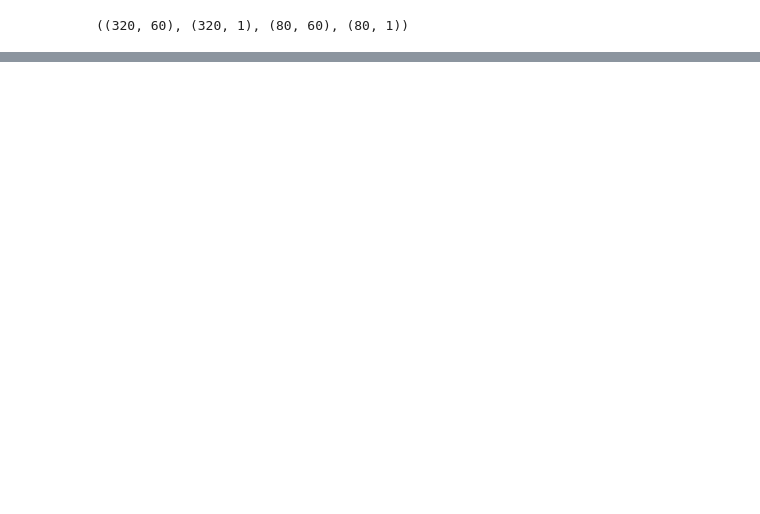
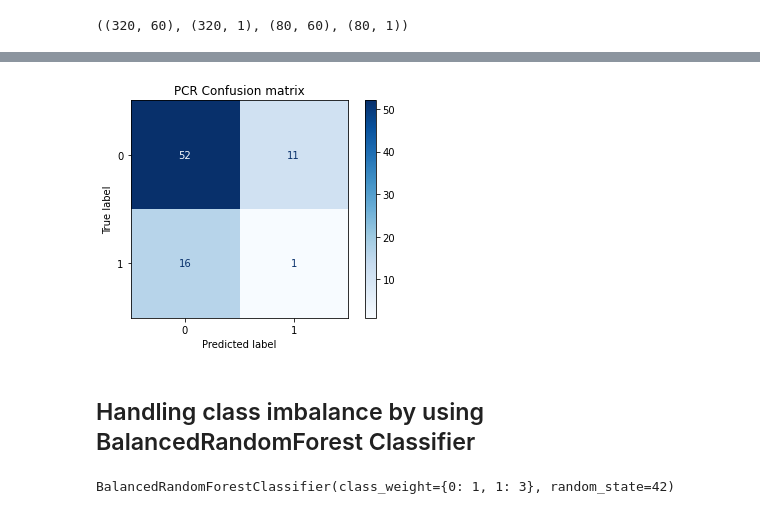
Before and after one commit to artemi8/ml-project-2, a Jupyter notebook: sudarsaan/data_proc_v2.ipynb, the cells around one changed output, grey strips where cells are left out. Saved outputs shown, nothing was run; the diff lists cells and outputs as text; code cells hidden in the pictures; blank space fills up the shorter version.

```diff
--- a/sudarsaan/data_proc_v2.ipynb
+++ b/sudarsaan/data_proc_v2.ipynb
@@ -308,0 +384,5 @@ Caution, saving things in order!.. Check arguments
+# %%
+# classifier = RandomForestClassifier(random_state=0, n_estimators=50, min_samples_split=5, max_depth=15, criterion='entropy', verbose=0) #class_weight='balanced'
+classifier = RandomForestClassifier(random_state=42, verbose=0) #class_weight='balanced'
+# %%
+classifier.fit(imputed_x, imputed_y.ravel())
@@ -308,0 +416,17 @@ Caution, saving things in order!.. Check arguments
+# %%
+disp = ConfusionMatrixDisplay.from_estimator(
+        classifier,
+        testX,
+        testY,
+        display_labels=['0','1'],
+        cmap=plt.cm.Blues,
+        normalize=None)
+
+disp.ax_.set_title("PCR Confusion matrix")
+# print(disp.confusion_matrix)
+
+plt.show()
+# %% [output]
+[figure, added]
+# %% [markdown]
+## Handling class imbalance by using BalancedRandomForest Classifier
@@ -308,0 +449,6 @@ Caution, saving things in order!.. Check arguments
+# %%
+classifier = BalancedRandomForestClassifier(random_state=42, verbose=0, class_weight={0:1, 1:3}) #class_weight='balanced'
+# classifier.fit(imputed_x, imputed_y.ravel())
+classifier.fit(pca_train, trainY.ravel())
+# %% [output]
+BalancedRandomForestClassifier(class_weight={0: 1, 1: 3}, random_state=42)
```
Also changed, not shown: parts of 82 cells of this notebook, 4 other files.
